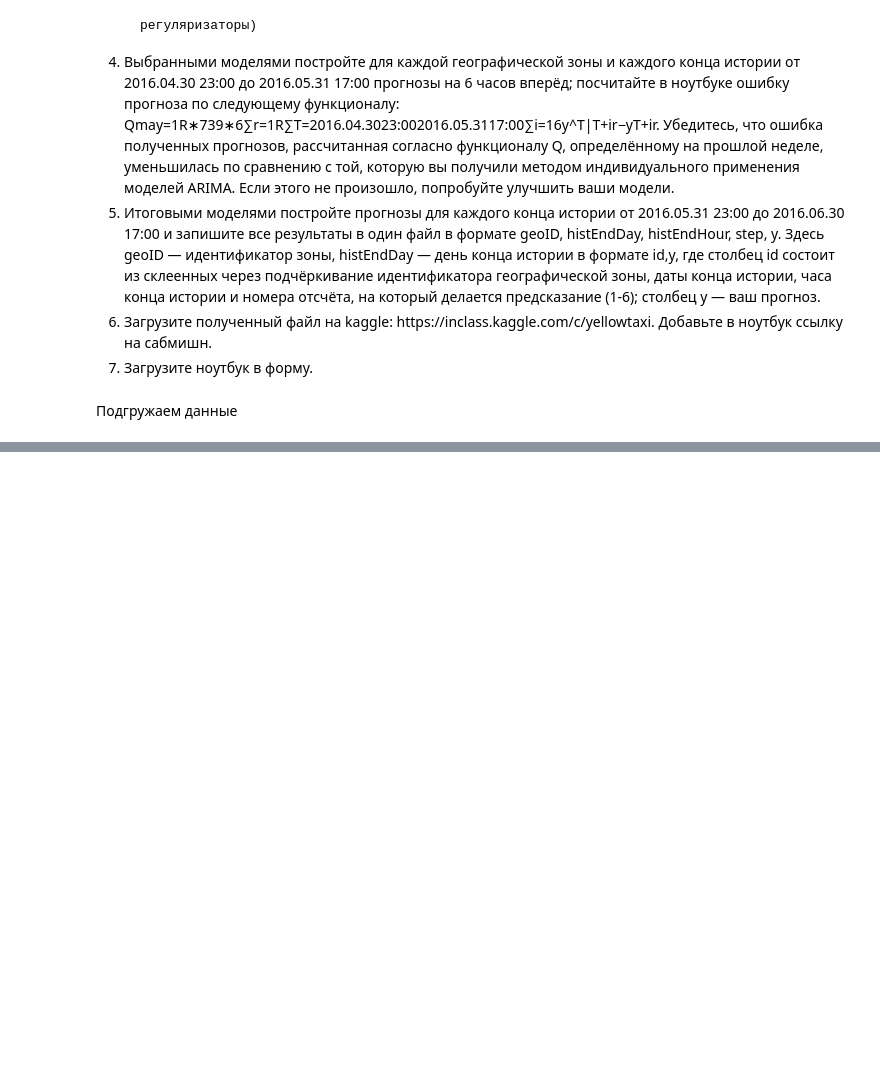
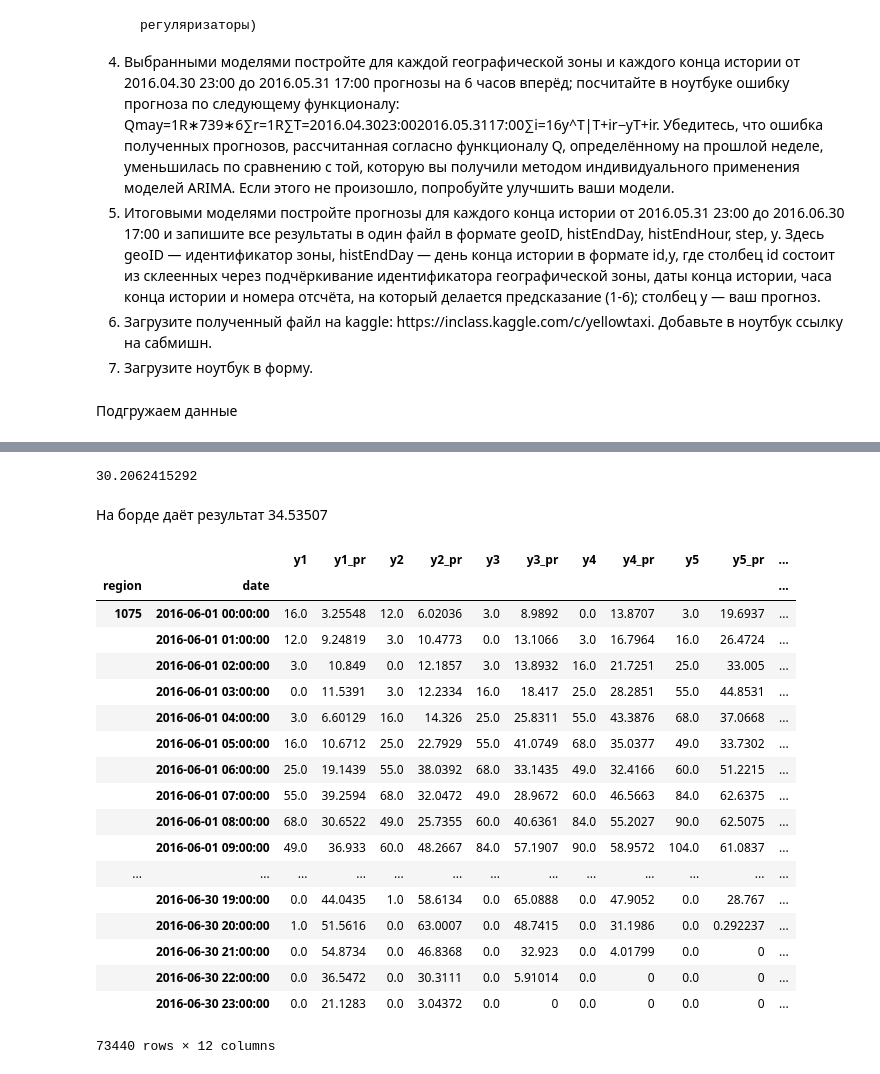
Before and after one commit to PhySci/projectNYtaxi, a Jupyter notebook: week5/week-5_load.ipynb, the cells around one changed output, grey strips where cells are left out. Drawn from its saved outputs; the diff is of its cells as text; code cells hidden in the pictures; blank space fills up the shorter version.

```diff
--- a/week5/week-5_load.ipynb
+++ b/week5/week-5_load.ipynb
@@ -243,0 +325,3 @@ df3.plot(y=['sum12'])
+# %%
+dfJune = pd.read_pickle('../checkData/June2016.pcl')
+dfJune.head()
@@ -243,0 +335,3 @@ df3.plot(y=['sum12'])
+# %%
+dfJune = dfJune.reset_index().rename(columns={'index':'date'}).set_index(['region','date'])
+dfJune.head()
@@ -243,0 +346,25 @@ df3.plot(y=['sum12'])
+# %%
+# join common features and add unique ones for each subgroup
+finalJune = pd.DataFrame()
+for k in index2:
+    # create tatget variables
+    pos = idx[k,:]
+    tmp = processSeries(dfJune.loc[pos,:].join(commonFeatures.loc['06-2016']))
+    finalJune = pd.concat([finalJune,tmp])
+# %%
+for reg in final.index.levels[0].values:
+    print reg
+    train = final.loc[idx[reg,startTrain:endValidation],:].reset_index()
+    test  = finalJune.loc[idx[reg,startTest:endTest],:].reset_index()
+    for target in targetList:
+        print target
+        #dropList = [x for x in targetList if x !=target]
+        #dropList.append('y')
+        linReg.fit(train.drop(dropList,axis=1),train.loc[:,target])
+        prediction = linReg.predict(test.drop(dropList,axis=1))
+        prediction[prediction<0] = 0
+        print MAE(prediction,test.loc[:,target])
+        #save results
+        df_res.loc[idx[reg,:], target] = test.loc[:,target].values
+        df_res.loc[idx[reg,:], saveDict.get(target)] = prediction
+df_res.head()
@@ -243,0 +396,4 @@ df3.plot(y=['sum12'])
+# %%
+calcMAE(df_res)
+# %% [output]
+30.2062415292
@@ -243,0 +402,24 @@ df3.plot(y=['sum12'])
+# %% [markdown]
+На борде даёт результат 34.53507
+# %%
+df_res
+# %% [output]
+|  |  | y1 | y1_pr | y2 | y2_pr | y3 | y3_pr | y4 | y4_pr | y5 | y5_pr | ... |
+| region | date |  |  |  |  |  |  |  |  |  |  | ... |
+| 1075 | 2016-06-01 00:00:00 | 16.0 | 3.25548 | 12.0 | 6.02036 | 3.0 | 8.9892 | 0.0 | 13.8707 | 3.0 | 19.6937 | ... |
+|  | 2016-06-01 01:00:00 | 12.0 | 9.24819 | 3.0 | 10.4773 | 0.0 | 13.1066 | 3.0 | 16.7964 | 16.0 | 26.4724 | ... |
+|  | 2016-06-01 02:00:00 | 3.0 | 10.849 | 0.0 | 12.1857 | 3.0 | 13.8932 | 16.0 | 21.7251 | 25.0 | 33.005 | ... |
+|  | 2016-06-01 03:00:00 | 0.0 | 11.5391 | 3.0 | 12.2334 | 16.0 | 18.417 | 25.0 | 28.2851 | 55.0 | 44.8531 | ... |
+|  | 2016-06-01 04:00:00 | 3.0 | 6.60129 | 16.0 | 14.326 | 25.0 | 25.8311 | 55.0 | 43.3876 | 68.0 | 37.0668 | ... |
+|  | 2016-06-01 05:00:00 | 16.0 | 10.6712 | 25.0 | 22.7929 | 55.0 | 41.0749 | 68.0 | 35.0377 | 49.0 | 33.7302 | ... |
+|  | 2016-06-01 06:00:00 | 25.0 | 19.1439 | 55.0 | 38.0392 | 68.0 | 33.1435 | 49.0 | 32.4166 | 60.0 | 51.2215 | ... |
+|  | 2016-06-01 07:00:00 | 55.0 | 39.2594 | 68.0 | 32.0472 | 49.0 | 28.9672 | 60.0 | 46.5663 | 84.0 | 62.6375 | ... |
+|  | 2016-06-01 08:00:00 | 68.0 | 30.6522 | 49.0 | 25.7355 | 60.0 | 40.6361 | 84.0 | 55.2027 | 90.0 | 62.5075 | ... |
+|  | 2016-06-01 09:00:00 | 49.0 | 36.933 | 60.0 | 48.2667 | 84.0 | 57.1907 | 90.0 | 58.9572 | 104.0 | 61.0837 | ... |
+| ... | ... | ... | ... | ... | ... | ... | ... | ... | ... | ... | ... | ... |
+|  | 2016-06-30 19:00:00 | 0.0 | 44.0435 | 1.0 | 58.6134 | 0.0 | 65.0888 | 0.0 | 47.9052 | 0.0 | 28.767 | ... |
+|  | 2016-06-30 20:00:00 | 1.0 | 51.5616 | 0.0 | 63.0007 | 0.0 | 48.7415 | 0.0 | 31.1986 | 0.0 | 0.292237 | ... |
+|  | 2016-06-30 21:00:00 | 0.0 | 54.8734 | 0.0 | 46.8368 | 0.0 | 32.923 | 0.0 | 4.01799 | 0.0 | 0 | ... |
+|  | 2016-06-30 22:00:00 | 0.0 | 36.5472 | 0.0 | 30.3111 | 0.0 | 5.91014 | 0.0 | 0 | 0.0 | 0 | ... |
+|  | 2016-06-30 23:00:00 | 0.0 | 21.1283 | 0.0 | 3.04372 | 0.0 | 0 | 0.0 | 0 | 0.0 | 0 | ... |
+73440 rows × 12 columns
```
Also changed, not shown: parts of 37 cells of this notebook, 1 other file.
